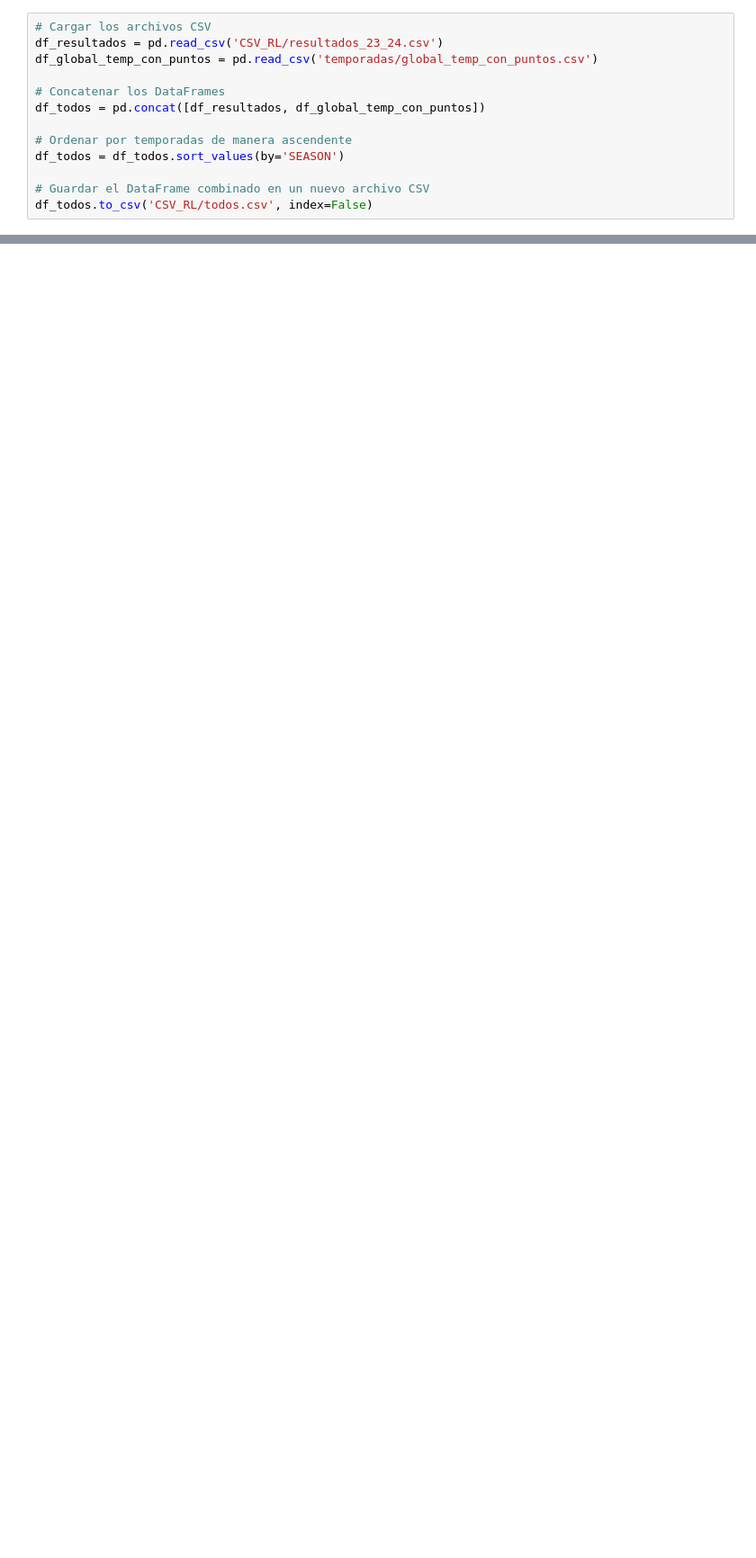
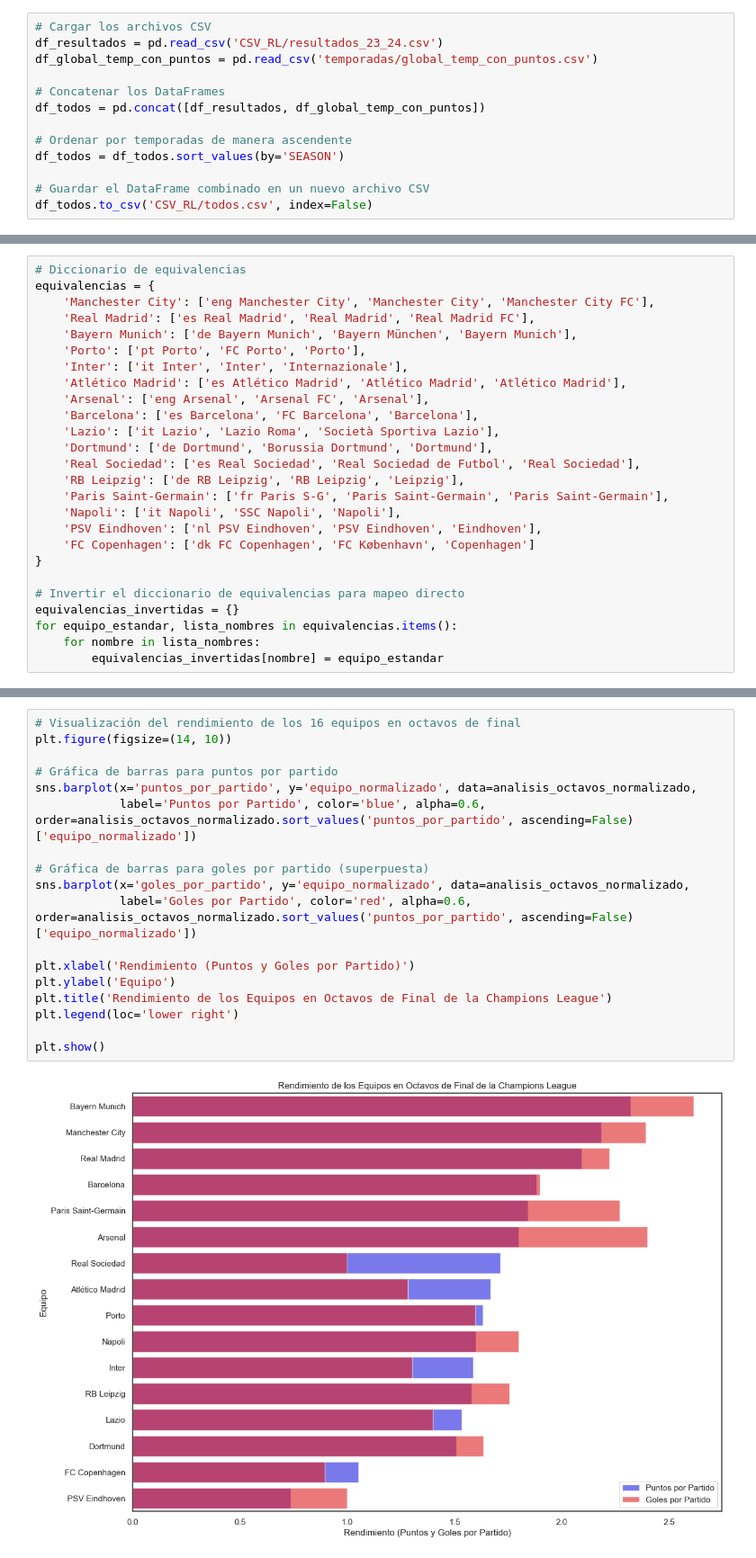
Before and after one commit to ESTHERRODRIGUEZGARCIA/UEFA_Champions_League, a Jupyter notebook: regresion_lineal.ipynb, the cells around one changed output, grey strips where cells are left out. Shown at 90% size. Cells and saved outputs as stored; diff of their text form; blank space fills up the shorter version.

```diff
--- a/regresion_lineal.ipynb
+++ b/regresion_lineal.ipynb
@@ -543,0 +742,26 @@ df_todos.to_csv('CSV_RL/todos.csv', index=False)
+# %%
+# Diccionario de equivalencias
+equivalencias = {
+    'Manchester City': ['eng Manchester City', 'Manchester City', 'Manchester City FC'],
+    'Real Madrid': ['es Real Madrid', 'Real Madrid', 'Real Madrid FC'],
+    'Bayern Munich': ['de Bayern Munich', 'Bayern München', 'Bayern Munich'],
+    'Porto': ['pt Porto', 'FC Porto', 'Porto'],
+    'Inter': ['it Inter', 'Inter', 'Internazionale'],
+    'Atlético Madrid': ['es Atlético Madrid', 'Atlético Madrid', 'Atlético Madrid'],
+    'Arsenal': ['eng Arsenal', 'Arsenal FC', 'Arsenal'],
+    'Barcelona': ['es Barcelona', 'FC Barcelona', 'Barcelona'],
+    'Lazio': ['it Lazio', 'Lazio Roma', 'Società Sportiva Lazio'],
+    'Dortmund': ['de Dortmund', 'Borussia Dortmund', 'Dortmund'],
+    'Real Sociedad': ['es Real Sociedad', 'Real Sociedad de Futbol', 'Real Sociedad'],
+    'RB Leipzig': ['de RB Leipzig', 'RB Leipzig', 'Leipzig'],
+    'Paris Saint-Germain': ['fr Paris S-G', 'Paris Saint-Germain', 'Paris Saint-Germain'],
+    'Napoli': ['it Napoli', 'SSC Napoli', 'Napoli'],
+    'PSV Eindhoven': ['nl PSV Eindhoven', 'PSV Eindhoven', 'Eindhoven'],
+    'FC Copenhagen': ['dk FC Copenhagen', 'FC København', 'Copenhagen']
+}
+
+# Invertir el diccionario de equivalencias para mapeo directo
+equivalencias_invertidas = {}
+for equipo_estandar, lista_nombres in equivalencias.items():
+    for nombre in lista_nombres:
+        equivalencias_invertidas[nombre] = equipo_estandar
@@ -543,0 +818,20 @@ df_todos.to_csv('CSV_RL/todos.csv', index=False)
+# %%
+# Visualización del rendimiento de los 16 equipos en octavos de final
+plt.figure(figsize=(14, 10))
+
+# Gráfica de barras para puntos por partido
+sns.barplot(x='puntos_por_partido', y='equipo_normalizado', data=analisis_octavos_normalizado,
+            label='Puntos por Partido', color='blue', alpha=0.6, order=analisis_octavos_normalizado.sort_values('puntos_por_partido', ascending=False)['equipo_normalizado'])
+
+# Gráfica de barras para goles por partido (superpuesta)
+sns.barplot(x='goles_por_partido', y='equipo_normalizado', data=analisis_octavos_normalizado,
+            label='Goles por Partido', color='red', alpha=0.6, order=analisis_octavos_normalizado.sort_values('puntos_por_partido', ascending=False)['equipo_normalizado'])
+
+plt.xlabel('Rendimiento (Puntos y Goles por Partido)')
+plt.ylabel('Equipo')
+plt.title('Rendimiento de los Equipos en Octavos de Final de la Champions League')
+plt.legend(loc='lower right')
+
+plt.show()
+# %% [output]
+[figure, added]
```
Also changed, not shown: parts of 23 cells of this notebook.
